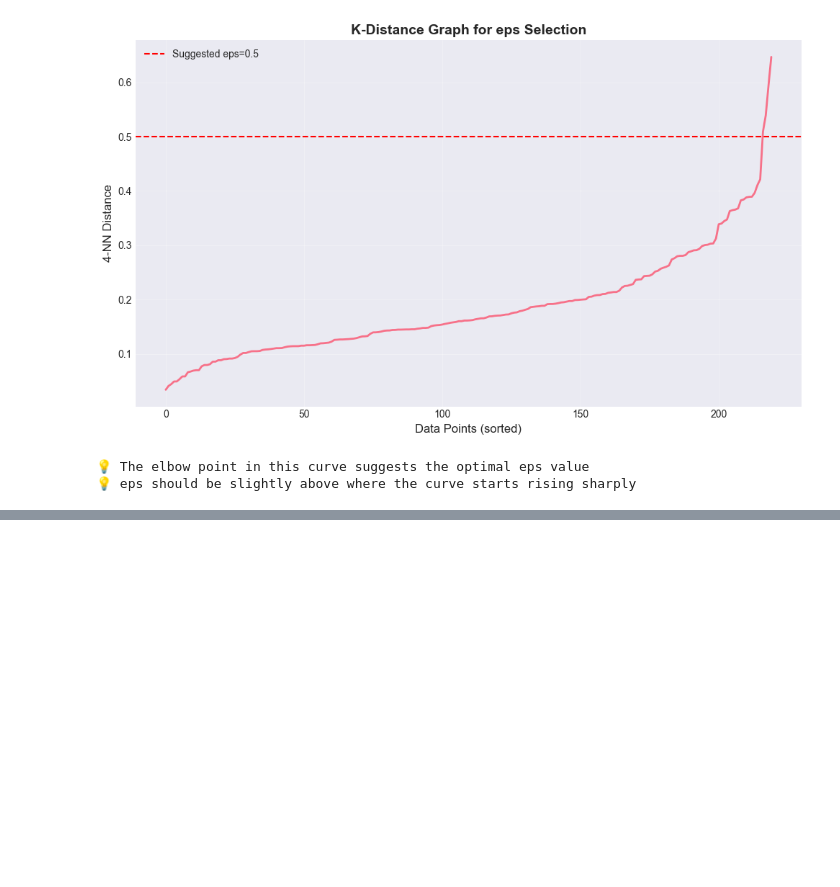
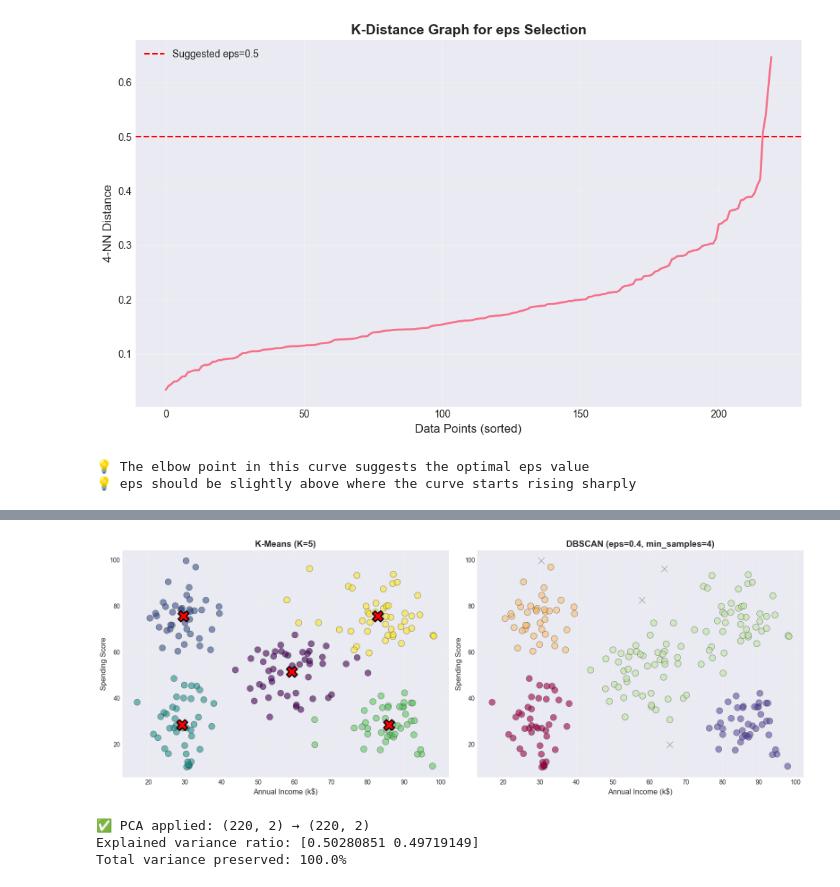
Before and after one commit to harshaiml/aiml-daily-practice, a Jupyter notebook: notebooks/IM Session 39 - Clustering in Practice/Clustering-practice.ipynb, the cells around one changed output, grey strips where cells are left out. Drawn from its saved outputs; the diff is of its cells as text; code cells hidden in the pictures; blank space fills up the shorter version.

```diff
--- a/notebooks/IM Session 39 - Clustering in Practice/Clustering-practice.ipynb
+++ b/notebooks/IM Session 39 - Clustering in Practice/Clustering-practice.ipynb
@@ -291,0 +493,51 @@ print('💡 eps should be slightly above where the curve starts rising sharply')
+# %%
+# Side-by-side comparison
+fig, axes = plt.subplots(1, 2, figsize=(16, 6))
+
+# K-Means
+scatter1 = axes[0].scatter(df['Annual_Income_k$'], df['Spending_Score'],
+                           c=df['KMeans_Cluster'], cmap='viridis',
+                           s=100, alpha=0.6, edgecolors='black', linewidth=0.5)
+axes[0].scatter(centroids[:, 0], centroids[:, 1],
+                c='red', s=300, marker='X', edgecolors='black', linewidth=2)
+axes[0].set_xlabel('Annual Income (k$)', fontsize=12)
+axes[0].set_ylabel('Spending Score', fontsize=12)
+axes[0].set_title(f'K-Means (K={optimal_k})', fontsize=14, fontweight='bold')
+axes[0].grid(True, alpha=0.3)
+
+# DBSCAN
+for k in set(dbscan_labels):
+    if k == -1:
+        col = 'black'
+        marker = 'x'
+    else:
+        col = plt.cm.Spectral(k / max(set(dbscan_labels)))
+        marker = 'o'
+
+    mask = (dbscan_labels == k)
+    axes[1].scatter(df.loc[mask, 'Annual_Income_k$'],
+                    df.loc[mask, 'Spending_Score'],
+                    c=[col], marker=marker, s=100, alpha=0.6,
+                    edgecolors='black', linewidth=0.5)
+
+axes[1].set_xlabel('Annual Income (k$)', fontsize=12)
+axes[1].set_ylabel('Spending Score', fontsize=12)
+axes[1].set_title(f'DBSCAN (eps={eps}, min_samples={min_samples})',
+                  fontsize=14, fontweight='bold')
+axes[1].grid(True, alpha=0.3)
+
+plt.tight_layout()
+plt.show()
+# %% [output]
+[figure, added]
+# %%
+pca = PCA(n_components=2)
+X_pca = pca.fit_transform(X_scaled)
+
+print(f'✅ PCA applied: {X_scaled.shape} → {X_pca.shape}')
+print(f'Explained variance ratio: {pca.explained_variance_ratio_}')
+print(f'Total variance preserved: {sum(pca.explained_variance_ratio_)*100:.1f}%')
+# %% [output]
+✅ PCA applied: (220, 2) → (220, 2)
+Explained variance ratio: [0.50280851 0.49719149]
+Total variance preserved: 100.0%
```
Also changed, not shown: parts of 9 cells of this notebook, 1 other file.
